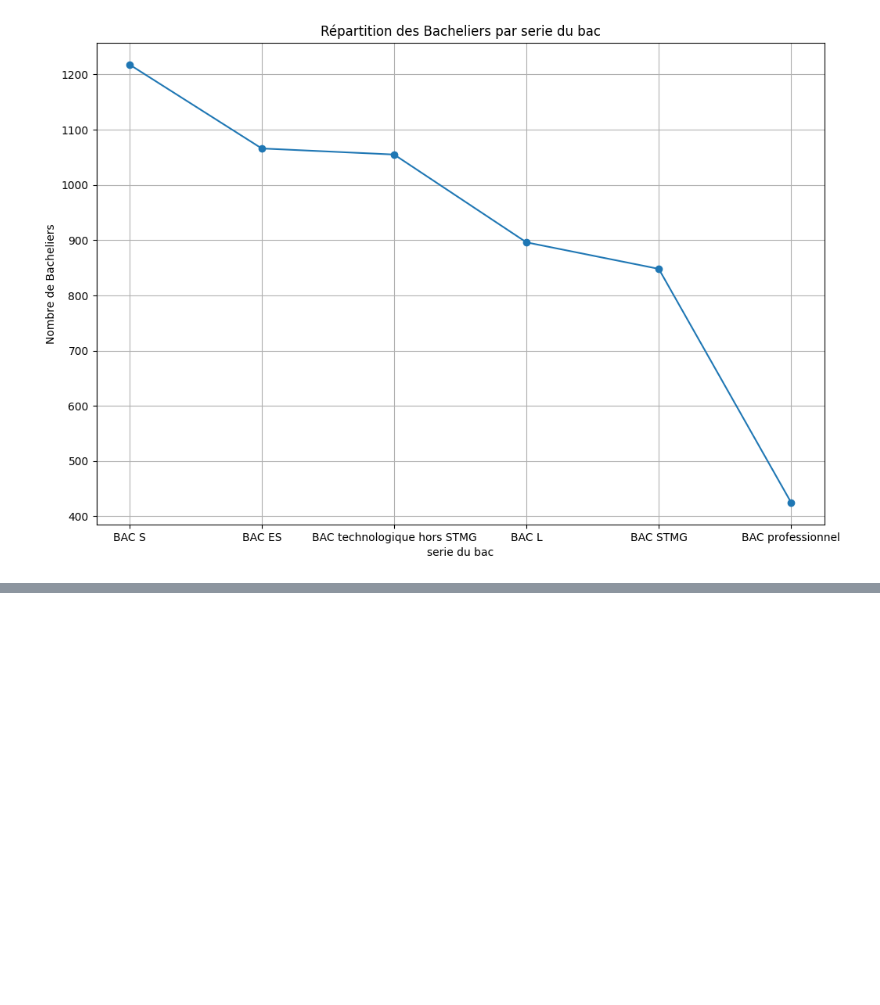
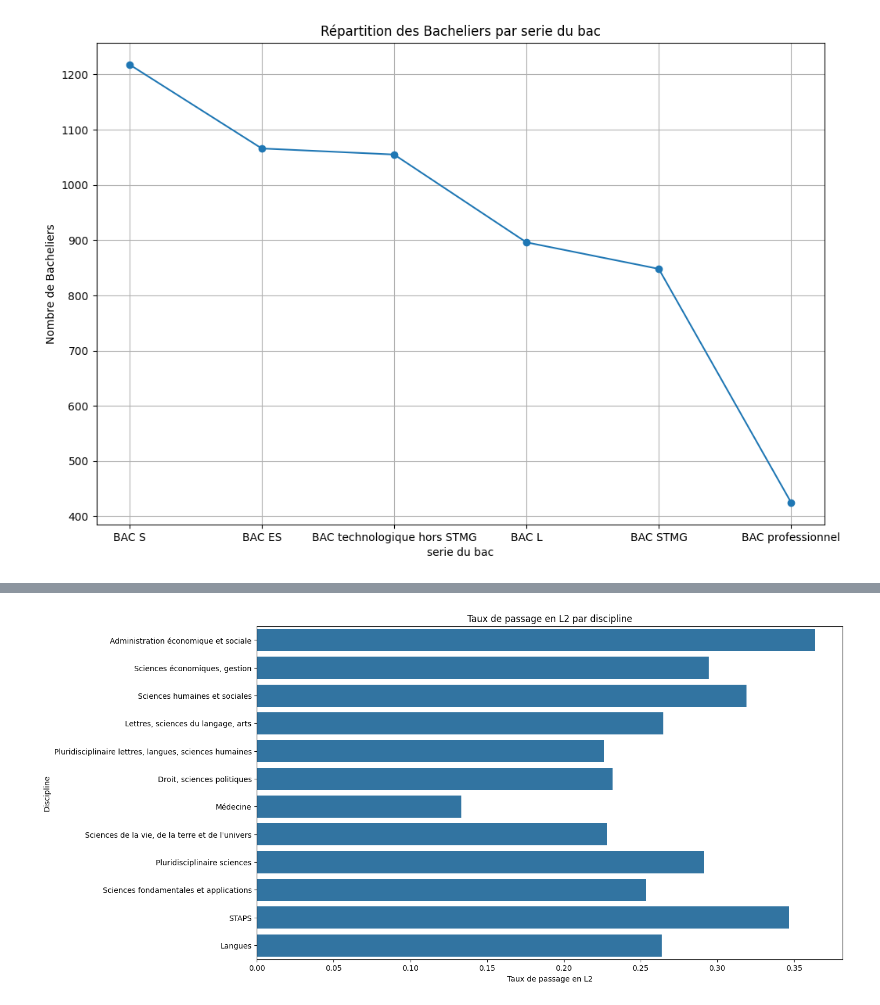
Before and after one commit to anaas-BD/projet-big-data, a Jupyter notebook: BDD_etude.ipynb, the cells around one changed output, grey strips where cells are left out. Saved outputs shown, nothing was run; the diff lists cells and outputs as text; code cells hidden in the pictures; blank space fills up the shorter version.

```diff
--- a/BDD_etude.ipynb
+++ b/BDD_etude.ipynb
@@ -162,0 +155,22 @@ plt.show()
+# %%
+"1. Taux de passage en L2 par Discipline "
+
+
+# Créer une nouvelle colonne pour indiquer si un étudiant est passé en L2 en 1 ou 2 ans
+df = df.withColumn("passage_en_l2", when(col("passage_en_l2_1_an") == 1, 1).otherwise(when(col("passage_en_l2_2_ans") == 1, 1).otherwise(0)))
+
+# Calculer le taux de passage en L2 pour chaque discipline
+passage_rates = df.groupBy("discipline_lib").agg((count(when(col("passage_en_l2") == 1, True)) / count("*")).alias("taux_de_passage_en_l2"))
+
+# Convertir en DataFrame Pandas pour visualisation
+passage_rates_pd = passage_rates.toPandas()
+
+# Visualiser les taux de passage en L2 par discipline
+plt.figure(figsize=(14, 8))
+sns.barplot(x="taux_de_passage_en_l2", y="discipline_lib", data=passage_rates_pd)
+plt.title("Taux de passage en L2 par discipline")
+plt.xlabel("Taux de passage en L2")
+plt.ylabel("Discipline")
+plt.show()
+# %% [output]
+[figure, added]
```
Also changed, not shown: parts of 14 cells of this notebook.
